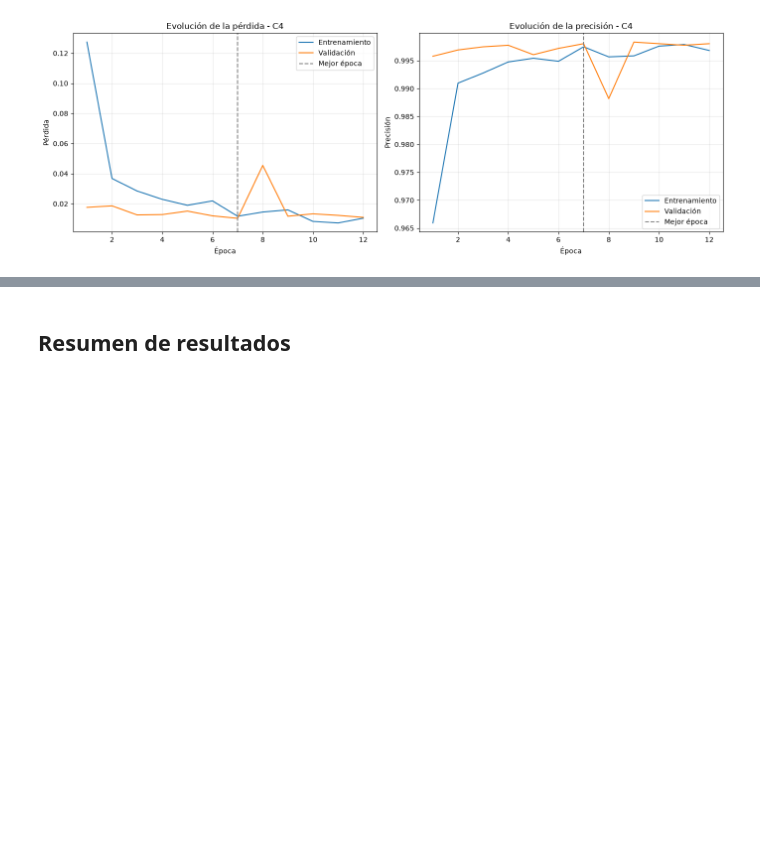
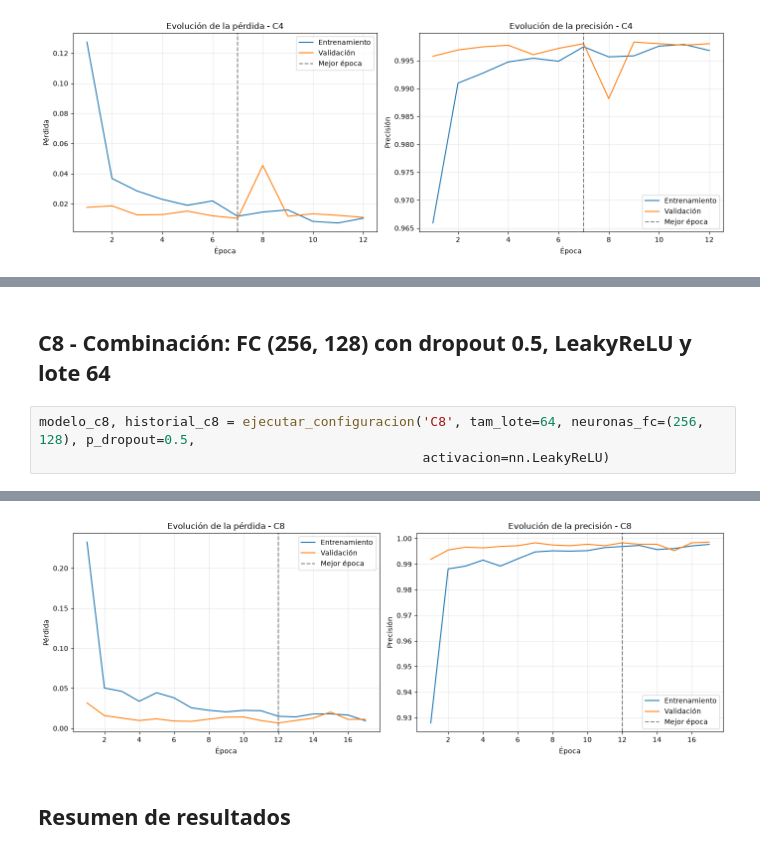
Before and after one commit to AprendizajeAutomaticoII/Practica-I, a Jupyter notebook: 2-busqueda-manual.ipynb, the cells around one changed output, grey strips where cells are left out. Saved outputs shown, nothing was run; the diff lists cells and outputs as text; blank space fills up the shorter version.

```diff
--- a/2-busqueda-manual.ipynb
+++ b/2-busqueda-manual.ipynb
@@ -84,0 +147,6 @@ Mejor época: 7 | Tiempo total: 400.2 segundos
+# %% [markdown]
+## C8 - Combinación: FC (256, 128) con dropout 0.5, LeakyReLU y lote 64
+# %%
+modelo_c8, historial_c8 = ejecutar_configuracion('C8', tam_lote=64, neuronas_fc=(256, 128), p_dropout=0.5,
+                                                 activacion=nn.LeakyReLU)
+# %% [output]
@@ -85,3 +172,4 @@ Mejor época: 7 | Tiempo total: 400.2 segundos
+[figure, added]
 # %% [markdown]
 ## Resumen de resultados
 # %%
```
Also changed, not shown: parts of 9 cells of this notebook, 24 other files.
